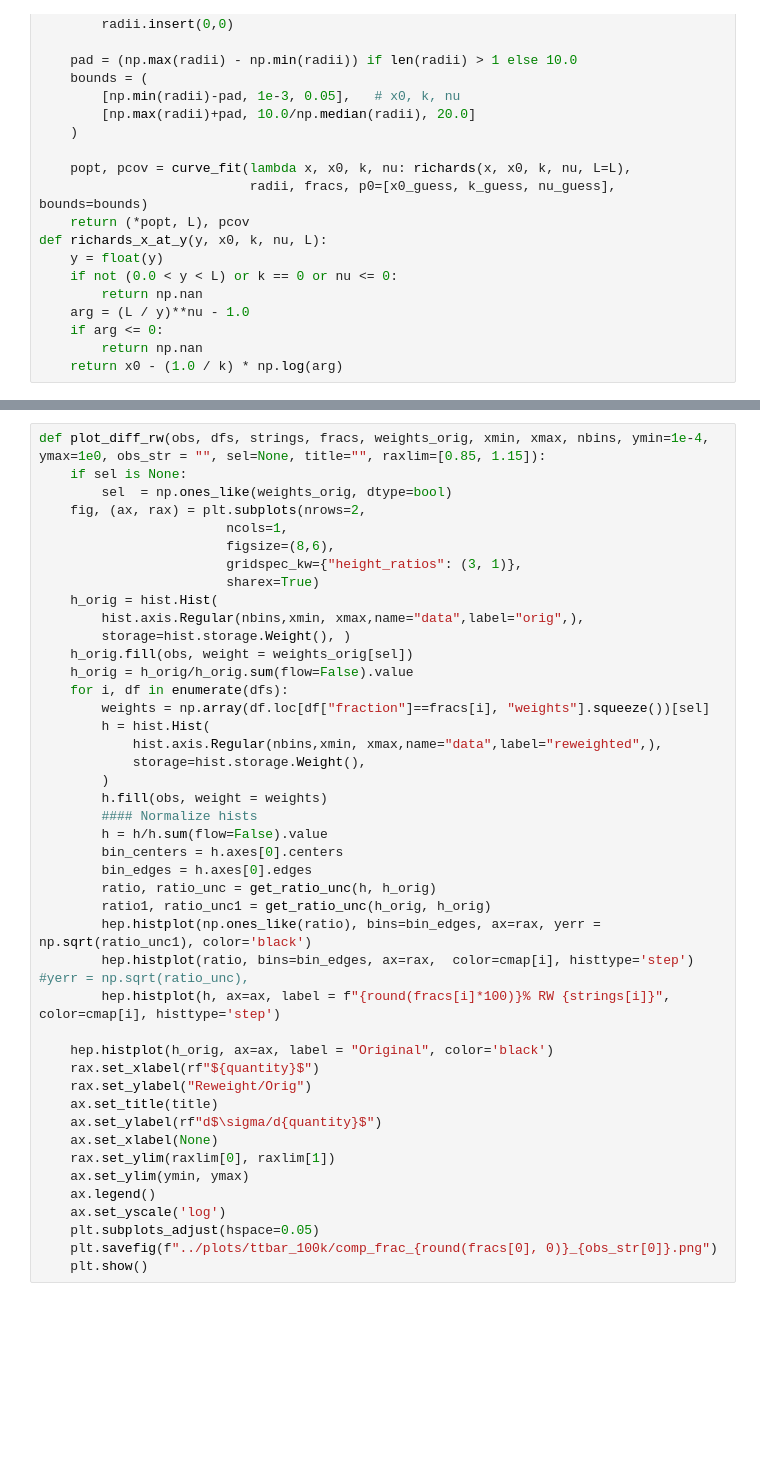
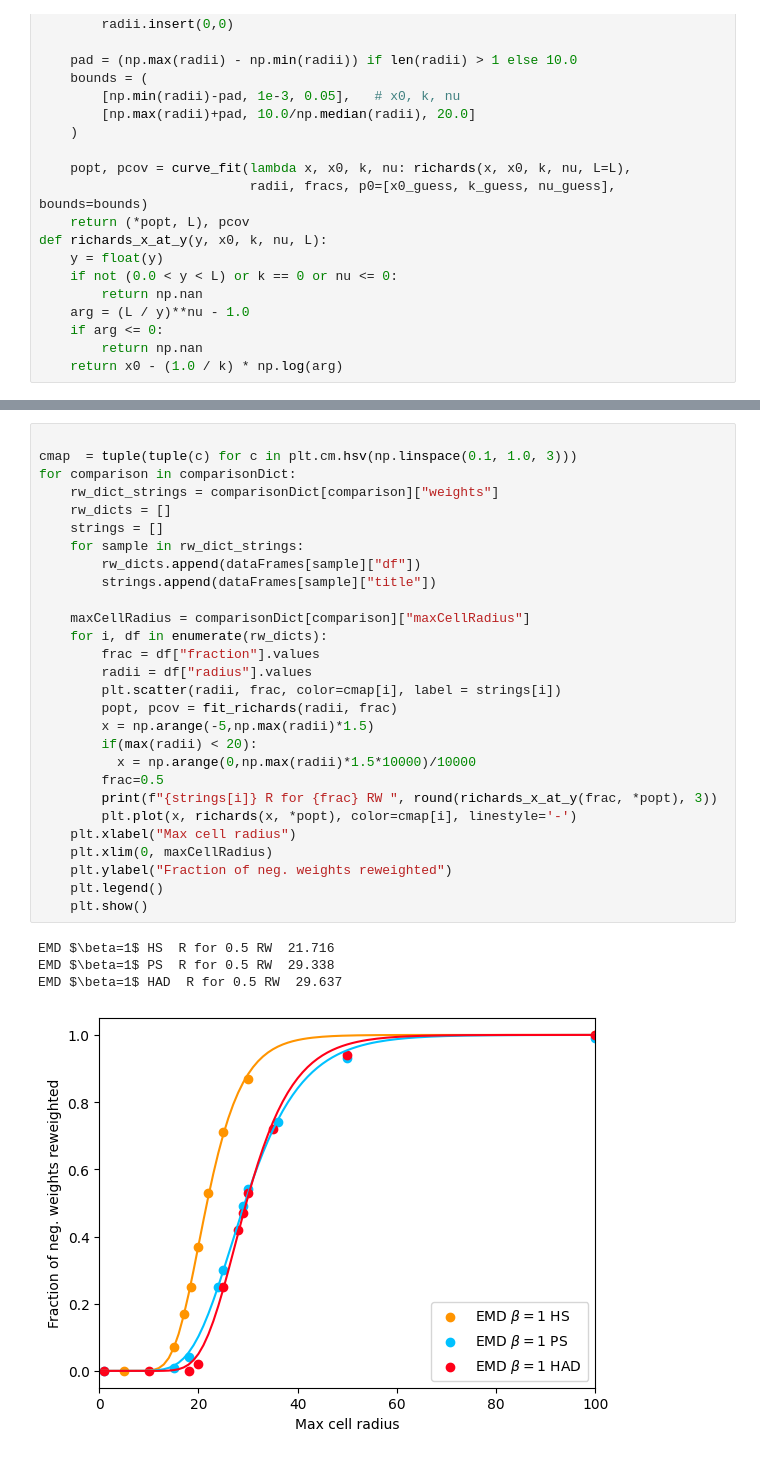
Before and after one commit to leblanc-lab/ot-cres, a Jupyter notebook: cell_reweighting_scripts/plot_ttbar_otherSamp.ipynb, the cells around one changed output, grey strips where cells are left out. Saved outputs shown, nothing was run; the diff lists cells and outputs as text; blank space fills up the shorter version.

```diff
--- a/cell_reweighting_scripts/plot_ttbar_otherSamp.ipynb
+++ b/cell_reweighting_scripts/plot_ttbar_otherSamp.ipynb
@@ -197,45 +271,34 @@ TTbar had 10k R for 0.75 RW  41.389
 # %%
-def plot_diff_rw(obs, dfs, strings, fracs, weights_orig, xmin, xmax, nbins, ymin=1e-4, ymax=1e0, obs_str = "", sel=None, title="", raxlim=[0.85, 1.15]):
-    if sel is None:
-        sel  = np.ones_like(weights_orig, dtype=bool)
-    fig, (ax, rax) = plt.subplots(nrows=2,
-                        ncols=1,
-                        figsize=(8,6),
-                        gridspec_kw={"height_ratios": (3, 1)},
-                        sharex=True)
-    h_orig = hist.Hist(
-        hist.axis.Regular(nbins,xmin, xmax,name="data",label="orig",),
-        storage=hist.storage.Weight(), )
-    h_orig.fill(obs, weight = weights_orig[sel])
-    h_orig = h_orig/h_orig.sum(flow=False).value
-    for i, df in enumerate(dfs):
-        weights = np.array(df.loc[df["fraction"]==fracs[i], "weights"].squeeze())[sel]
-        h = hist.Hist(
-            hist.axis.Regular(nbins,xmin, xmax,name="data",label="reweighted",),
-            storage=hist.storage.Weight(),
-        )
-        h.fill(obs, weight = weights)
-        #### Normalize hists
-        h = h/h.sum(flow=False).value
-        bin_centers = h.axes[0].centers
-        bin_edges = h.axes[0].edges
-        ratio, ratio_unc = get_ratio_unc(h, h_orig)
-        ratio1, ratio_unc1 = get_ratio_unc(h_orig, h_orig)
-        hep.histplot(np.ones_like(ratio), bins=bin_edges, ax=rax, yerr = np.sqrt(ratio_unc1), color='black')
-        hep.histplot(ratio, bins=bin_edges, ax=rax,  color=cmap[i], histtype='step') #yerr = np.sqrt(ratio_unc),
-        hep.histplot(h, ax=ax, label = f"{round(fracs[i]*100)}% RW {strings[i]}", color=cmap[i], histtype='step')
 
-    hep.histplot(h_orig, ax=ax, label = "Original", color='black')
-    rax.set_xlabel(rf"${quantity}$")
-    rax.set_ylabel("Reweight/Orig")
-    ax.set_title(title)
-    ax.set_ylabel(rf"d$\sigma/d{quantity}$")
-    ax.set_xlabel(None)
-    rax.set_ylim(raxlim[0], raxlim[1])
-    ax.set_ylim(ymin, ymax)
-    ax.legend()
-    ax.set_yscale('log')
-    plt.subplots_adjust(hspace=0.05)
-    plt.savefig(f"../plots/ttbar_100k/comp_frac_{round(fracs[0], 0)}_{obs_str[0]}.png")
+cmap  = tuple(tuple(c) for c in plt.cm.hsv(np.linspace(0.1, 1.0, 3)))
+for comparison in comparisonDict:
+    rw_dict_strings = comparisonDict[comparison]["weights"]
+    rw_dicts = []
+    strings = []
+    for sample in rw_dict_strings:
+        rw_dicts.append(dataFrames[sample]["df"])
+        strings.append(dataFrames[sample]["title"])
+
+    maxCellRadius = comparisonDict[comparison]["maxCellRadius"]
+    for i, df in enumerate(rw_dicts):
+        frac = df["fraction"].values
+        radii = df["radius"].values
+        plt.scatter(radii, frac, color=cmap[i], label = strings[i])
+        popt, pcov = fit_richards(radii, frac)
+        x = np.arange(-5,np.max(radii)*1.5)
+        if(max(radii) < 20):
+          x = np.arange(0,np.max(radii)*1.5*10000)/10000
+        frac=0.5
+        print(f"{strings[i]} R for {frac} RW ", round(richards_x_at_y(frac, *popt), 3))
+        plt.plot(x, richards(x, *popt), color=cmap[i], linestyle='-')
+    plt.xlabel("Max cell radius")
+    plt.xlim(0, maxCellRadius)
+    plt.ylabel("Fraction of neg. weights reweighted")
+    plt.legend()
     plt.show()
+# %% [output]
+EMD $\beta=1$ HS  R for 0.5 RW  21.716
+EMD $\beta=1$ PS  R for 0.5 RW  29.338
+EMD $\beta=1$ HAD  R for 0.5 RW  29.637
+[figure, added]
 # %%
```
Also changed, not shown: parts of 18 cells of this notebook, 7 other files.
